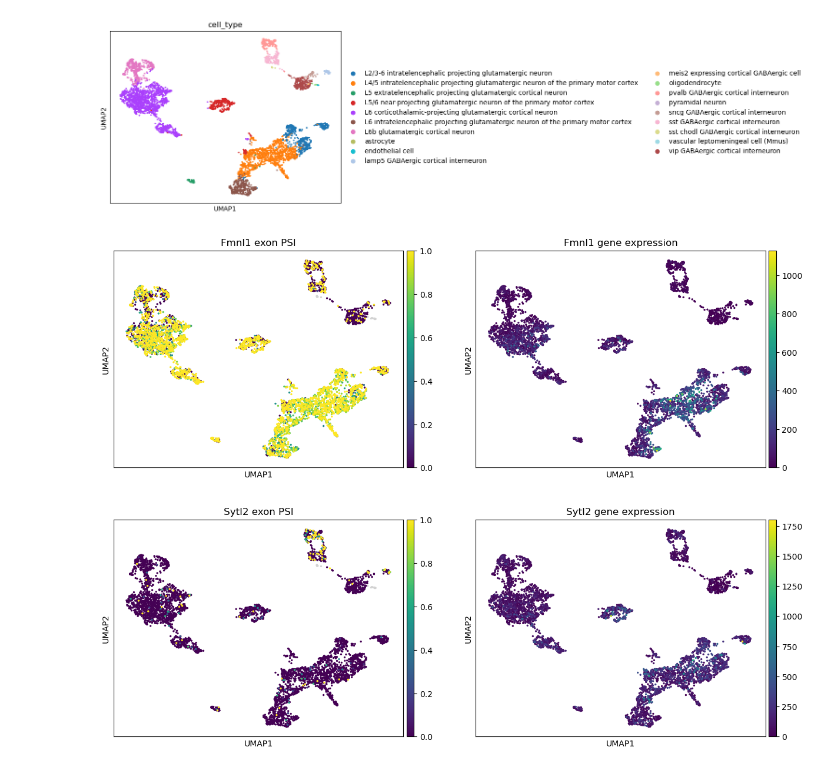
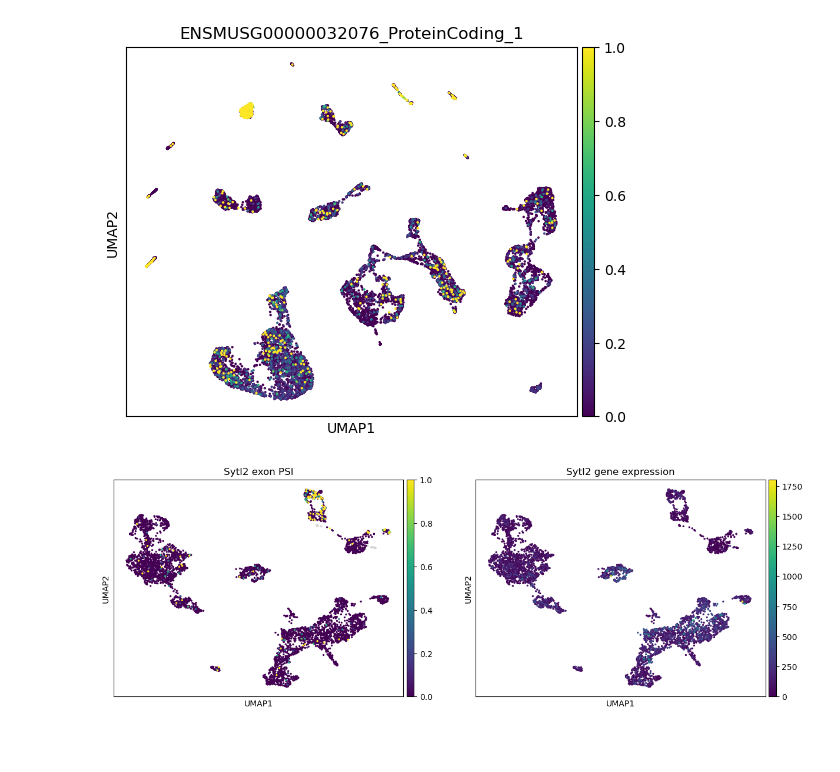
Before and after one commit to reliscu/pseudobulk_splicing_tasic_2018_mouse_ALM, a Jupyter notebook: plot_scRNA-seq_exons.ipynb, the cells around one changed output. Drawn from its saved outputs; the diff is of its cells as text; code cells hidden in the pictures; blank space fills up the shorter version.

Commit message:
moving forward with exon correlation analysis

```diff
--- a/plot_scRNA-seq_exons.ipynb
+++ b/plot_scRNA-seq_exons.ipynb
@@ -13,4 +21,3 @@ corr_df = pd.read_csv(f"data/{psi_data}_exon_corr.csv")
 # %%
 # Load cell metadata and latent space
-
-adata = ad.read_h5ad("data/mouse_ACA_kallisto_gene_abundance_scvi_model_matrix_exon_all_PSI.h5ad")
+adata = ad.read_h5ad("data/tasic_2018_ALM_STAR_model/tasic_2018_ALM_STAR_gene_counts_scVI.h5ad")
@@ -39,4 +94,4 @@ sc.tl.umap(adata, min_dist=0.3)
 # %%
-sc.pl.umap(adata, color=['cell_type'])
+sc.pl.umap(adata, color=['ENSMUSG00000032076_ProteinCoding_1'])
 # %% [output]
-[figure, old version]
+[figure, new version]
@@ -47,9 +98,3 @@ sc.pl.umap(adata, color=['cell_type'])
-# %%
-sc.pl.umap(adata,
-           color=['ENSMUSG00000055805_ProteinCoding_3', 'ENSMUSG00000055805.16'],
-           title=['Fmnl1 exon PSI', 'Fmnl1 gene expression'])
-# %% [output]
-[figure, removed]
 # %%
 sc.pl.umap(adata,
            color=['ENSMUSG00000030616_ProteinCoding_1', 'ENSMUSG00000030616.17'],
```
Also changed, not shown: parts of 18 cells of this notebook, 5 other files.
